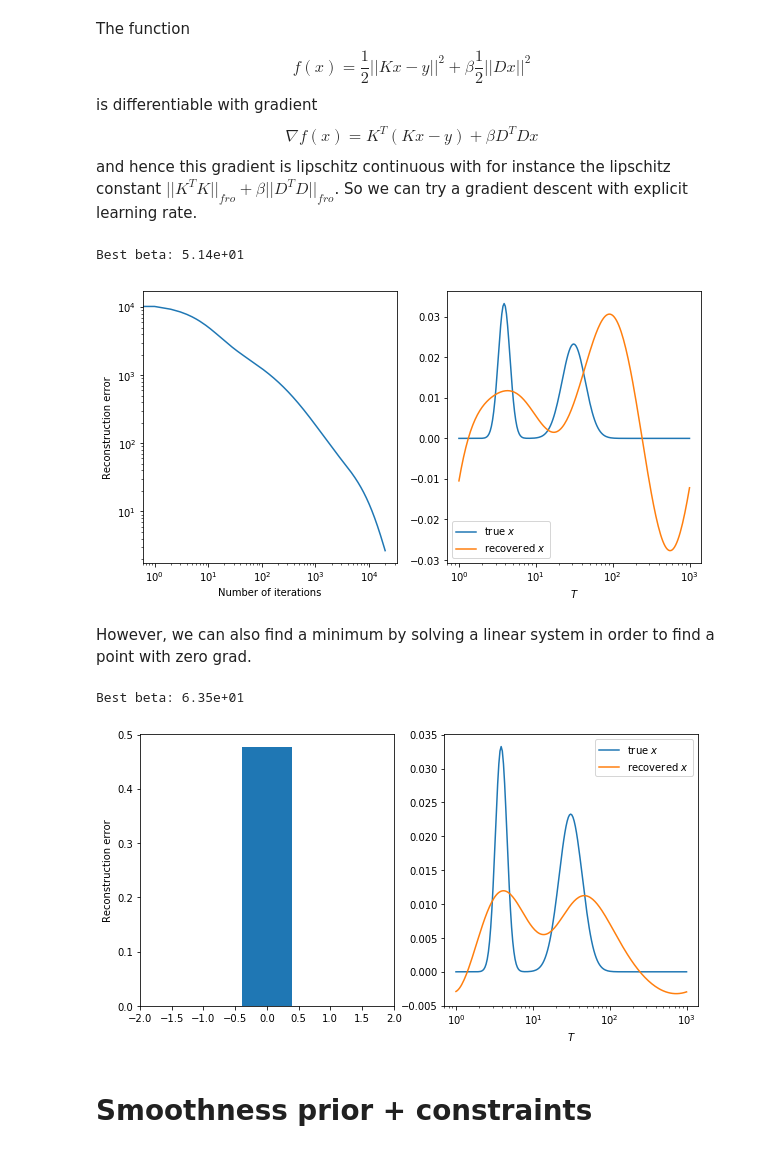
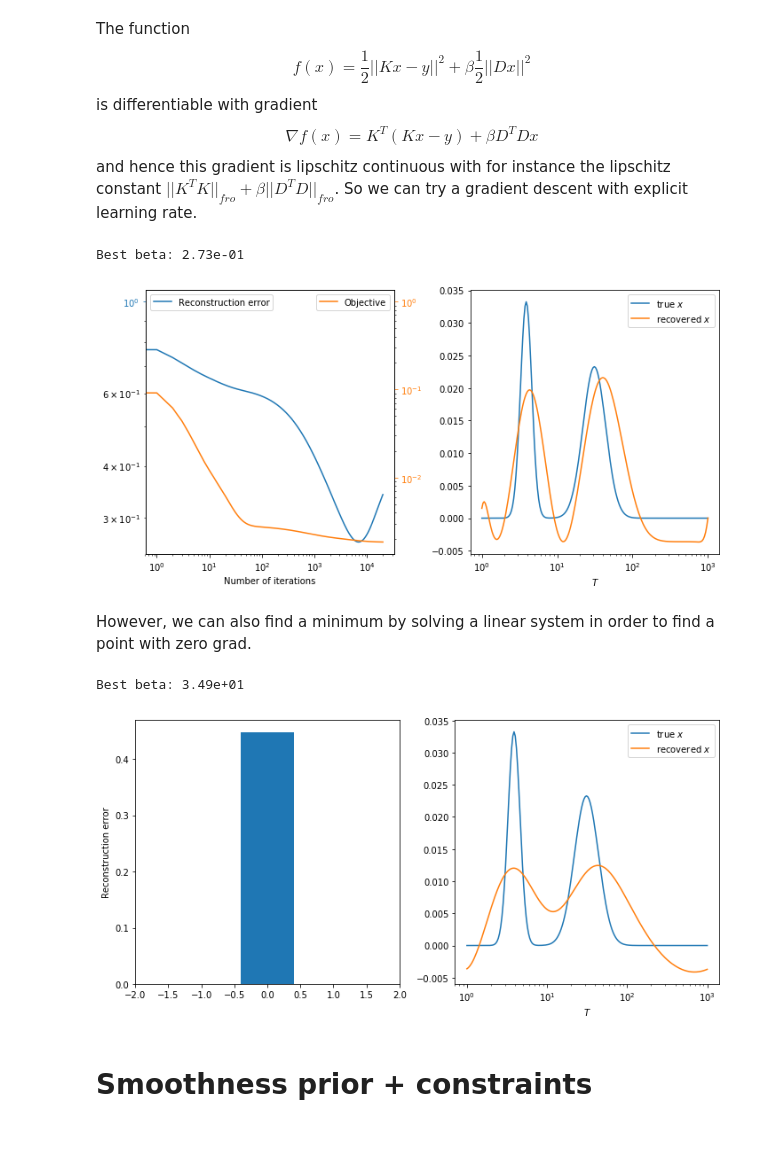
Before and after one commit to ClementLalanne/td2-optim, a Jupyter notebook: Untitled.ipynb, the cells around one changed output. Drawn from its saved outputs; the diff is of its cells as text; code cells hidden in the pictures.

```diff
--- a/Untitled.ipynb
+++ b/Untitled.ipynb
@@ -63,30 +63,43 @@ def err(x_hat):
 def best_beta(algo, betas, **kwargs):
     es = []
     for beta in betas:
-        es.append(err(algo(beta=beta, **kwargs)[-1]))
+        es.append(err(algo(beta=beta, **kwargs)[0][-1]))
     return betas[np.array(es).argmin()]
 
 def optimize_beta(algo, n_beta=100, bmin=-5, bmax=2, **kwargs):
     beta = best_beta(algo, 10**np.linspace(bmin, bmax, n_beta), **kwargs)
     return best_beta(algo, 10**np.linspace(np.log10(beta/2), np.log10(beta*2), n_beta), **kwargs)
 
-def evaluate(algo, **kwargs):
-    beta = optimize_beta(algo, **kwargs)
-    print('Best beta: {:.2e}'.format(beta))
-    seq = np.array(algo(beta=beta, **kwargs))
+reconstructions = {}
+def evaluate(algo, beta=None, **kwargs):
+    if beta is None:
+        beta = optimize_beta(algo, **kwargs)
+        print('Best beta: {:.2e}'.format(beta))
+    seq, obj = algo(beta=beta, **kwargs)
     norm_err = err(seq)
+    reconstructions[algo.__name__] = (beta, seq[-1])
+
     plt.figure(figsize=(10, 5))
 
     plt.subplot(1, 2, 1)
     if seq.shape[0] > 1:
         plt.xscale('log')
         plt.yscale('log')
-        plt.plot(norm_err)
+        plt.plot(norm_err, label='Reconstruction error')
         plt.xlabel('Number of iterations')
+        plt.ylabel('', color='C0')
+        plt.tick_params(axis='y', colors='C0')
+        plt.legend(loc='upper left')
+        plt.twinx()
+        plt.plot(obj, color='C1', label='Objective')
+        plt.yscale('log')
+        plt.ylabel('', color='C1')
+        plt.tick_params(axis='y', colors='C1')
+        plt.legend(loc='upper right')
     else:
         plt.bar(0, norm_err[0])
         plt.xlim(-2, 2)
-    plt.ylabel('Reconstruction error')
+        plt.ylabel('Reconstruction error')
 
     plt.subplot(1, 2, 2)
     plt.plot(T, true_x, label='true $x$')
@@ -95,6 +108,7 @@ def evaluate(algo, **kwargs):
     plt.xlabel('$T$')
     plt.legend()
 
+    plt.tight_layout()
     plt.show()
 # %% [markdown]
 # Smoothness prior
@@ -108,34 +122,35 @@ So we can try a gradient descent with explicit learning rate.
 # %%
 D = np.identity(N)
 for i in range(N):
     D[i, i-1] = - 1
 
 def build_grad(x, beta):
     return K.T.dot(K.dot(x)-y) + beta * D.T.dot(D.dot(x))
 
 def grad_desc(beta, n_iter, **kwargs):
     lipschitz_grad_const = np.linalg.norm(K.T.dot(K), ord='fro') + beta * np.linalg.norm(D.T.dot(D), ord='fro')
     lr = 1/lipschitz_grad_const
     ret = np.zeros((n_iter, N))
     ret[0] = np.zeros(N)
     for i in range(1, n_iter):
         ret[i] = ret[i-1] - lr * build_grad(ret[i-1], beta)
-    return ret
+    obj = np.linalg.norm(ret.dot(K.T) - y, axis=1)**2/2 + beta * np.linalg.norm(ret.dot(D.T), axis=1)**2/2
+    return ret, obj
 
 evaluate(grad_desc, n_iter=20000, n_beta=20)
 # %% [output]
-Best beta: 5.14e+01
+Best beta: 2.73e-01
-[figure, old version]
+[figure, new version]
 # %% [markdown]
 However, we can also find a minimum by solving a linear system in order to find a point with zero grad.
 # %%
 def smoothness_prior(beta, **kwargs):
-    return [np.linalg.solve(K.T.dot(K) + beta * D.T.dot(D), K.T.dot(y))]
+    return np.linalg.solve(K.T.dot(K) + beta * D.T.dot(D), K.T.dot(y))[None], None
 
 evaluate(smoothness_prior)
 # %% [output]
-Best beta: 6.35e+01
+Best beta: 3.49e+01
-[figure, old version]
+[figure, new version]
 # %% [markdown]
 # Smoothness prior + constraints
 # %% [markdown]
```
Also changed, not shown: parts of 11 cells of this notebook.
